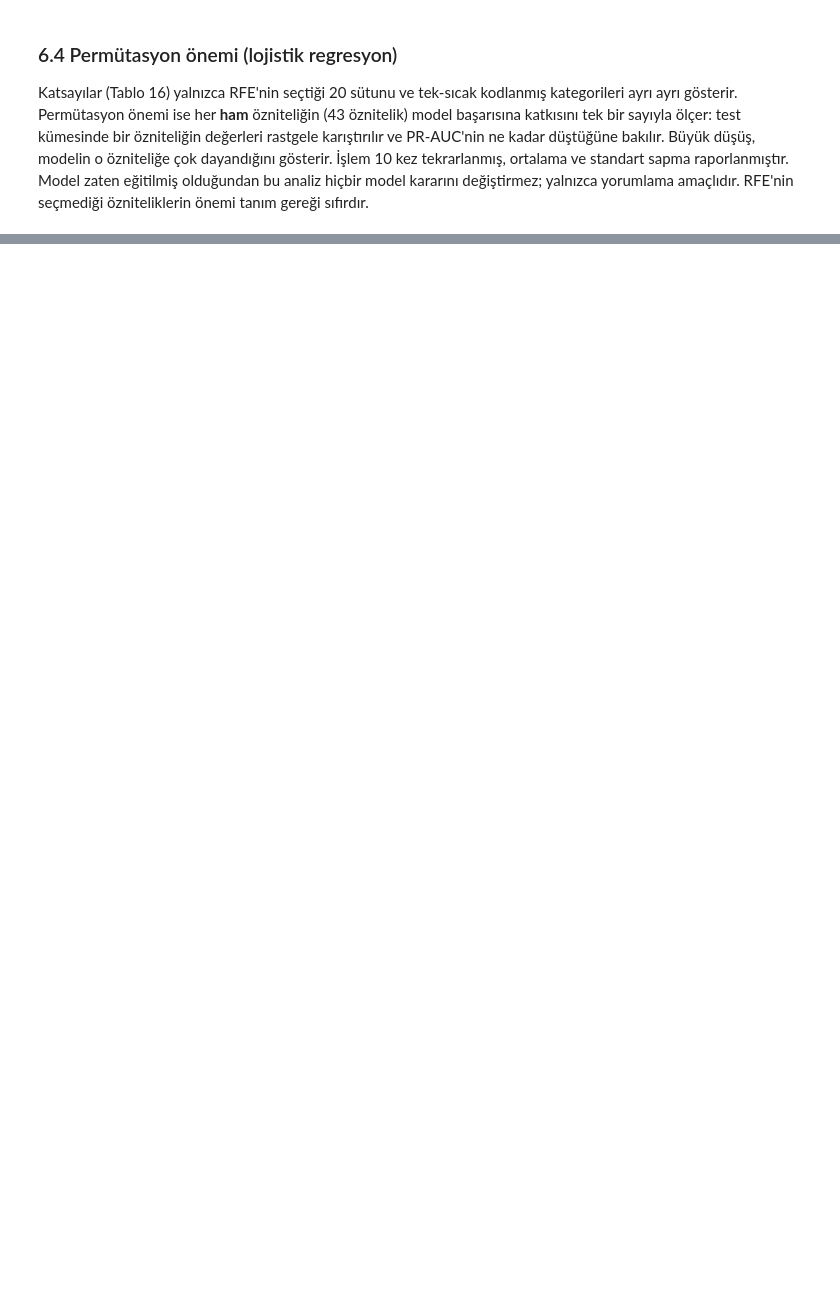
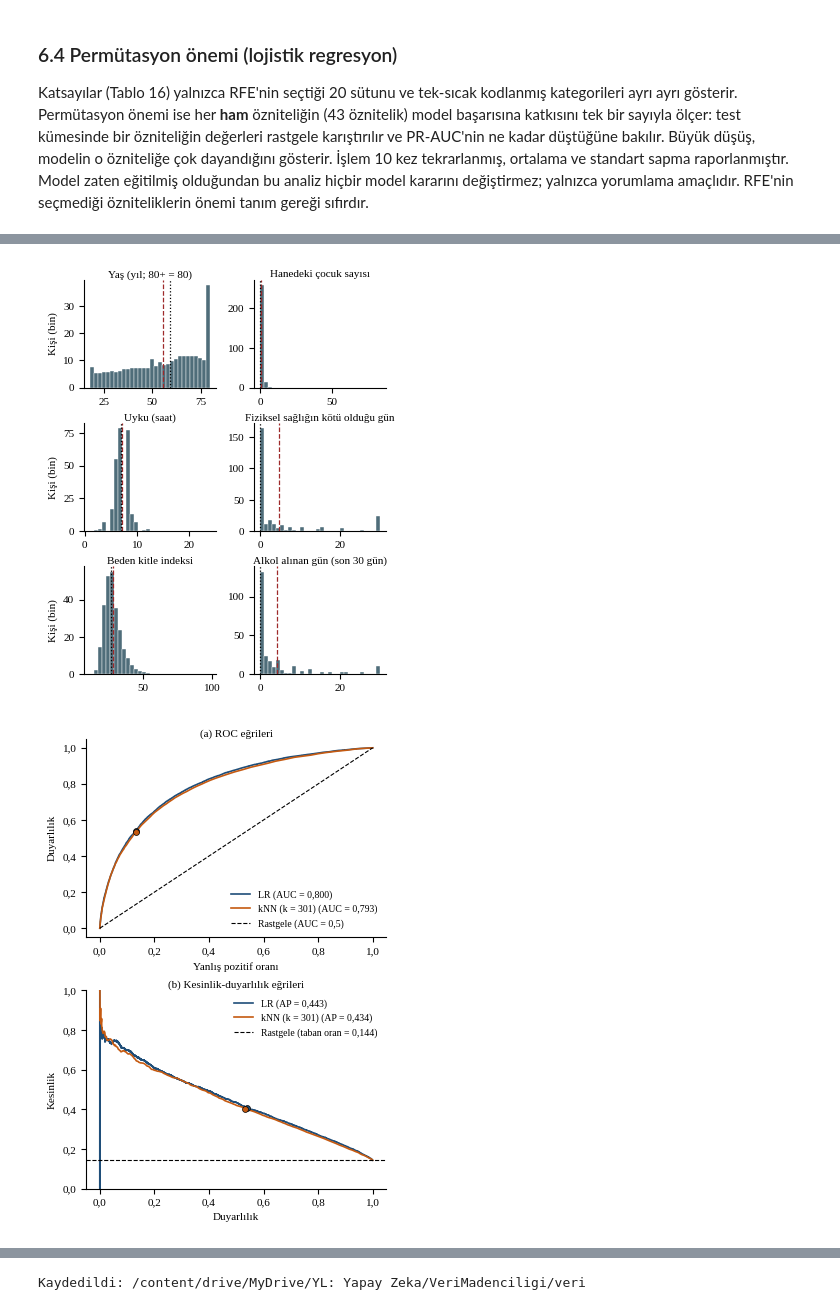
Before and after one commit to omeruslusoy/brfss-ruhsal-sikinti, a Jupyter notebook: 02_modelleme.ipynb, the cells around one changed output, grey strips where cells are left out. Drawn from its saved outputs; the diff is of its cells as text; code cells hidden in the pictures; blank space fills up the shorter version.

```diff
--- a/02_modelleme.ipynb
+++ b/02_modelleme.ipynb
@@ -742,0 +764,75 @@ Tablo 18. Lojistik regresyon – permütasyon önemi (test kümesi, PR-AUC düş
+# %%
+# 8. Rapor şekilleri (IEEE sütun genişliği, 8 pt yazı, ondalık virgül)
+# Bu hücre yeni hesap yapmaz; yukarıdaki sonuçları rapor boyutunda çizer ve Drive'a kaydeder.
+!apt-get -qq install -y fonts-liberation > /dev/null 2>&1
+import matplotlib as mpl, matplotlib.font_manager as fm
+from matplotlib.ticker import FuncFormatter
+from sklearn.metrics import roc_curve, precision_recall_curve, roc_auc_score, average_precision_score
+for f in glob.glob('/usr/share/fonts/truetype/liberation/LiberationSerif-*.ttf'):
+    fm.fontManager.addfont(f)
+mpl.rcParams.update({'font.family': 'serif', 'font.serif': ['Liberation Serif', 'DejaVu Serif'],
+                     'font.size': 8, 'axes.titlesize': 8, 'axes.labelsize': 8, 'xtick.labelsize': 8,
+                     'ytick.labelsize': 8, 'legend.fontsize': 7, 'axes.spines.top': False,
+                     'axes.spines.right': False})
+virgul = lambda b: FuncFormatter(lambda x, _: f'{x:.{b}f}'.replace('.', ','))
+v = lambda x, b: f'{x:.{b}f}'.replace('.', ',')
+
+# Rapor Şekil 2: sayısal değişkenlerin dağılımı (eğitim kümesi, ham değerler)
+DAG = [('_AGE80', 'Yaş (yıl; 80+ = 80)'), ('CHILDREN', 'Hanedeki çocuk sayısı'),
+       ('SLEPTIM1', 'Uyku (saat)'), ('PHYSHLTH', 'Fiziksel sağlığın kötü olduğu gün'),
+       ('_BMI5', 'Beden kitle indeksi'), ('ALKOL_GUN', 'Alkol alınan gün (son 30 gün)')]
+fig, eksen = plt.subplots(3, 2, figsize=(3.45, 4.3))
+for ax, (s, ad) in zip(eksen.ravel(), DAG):
+    x = egitim[s].dropna()
+    ax.hist(x, bins=30, color='#4F6D7A', edgecolor='white', linewidth=0.3)
+    ax.axvline(x.mean(), color='#9E2A2B', ls='--', lw=0.9)
+    ax.axvline(x.median(), color='black', ls=':', lw=0.9)
+    ax.set_title(ad, pad=2)
+    ax.yaxis.set_major_formatter(FuncFormatter(lambda y, _: f'{y/1000:.0f}'))
+    print(f'{ad}: ortalama {v(x.mean(), 1)}, medyan {v(x.median(), 1)}, çarpıklık {v(x.skew(), 2)}')
+for ax in eksen[:, 0]:
+    ax.set_ylabel('Kişi (bin)')
+plt.tight_layout(pad=0.3, h_pad=0.6, w_pad=0.6)
+plt.savefig(klasor + '/rapor_sekil2_dagilim.png', dpi=400)
+plt.show()
+
+# Rapor Şekil 3: (a) ROC ve (b) kesinlik-duyarlılık eğrileri, seçilen eşikler nokta ile
+taban = y_test.mean()
+fig, (a1, a2) = plt.subplots(2, 1, figsize=(3.45, 5.0))
+for ad, p, esik, renk in [('LR', p_lr, lr_esik, '#1F4E79'), (f'kNN (k = {EN_IYI_K})', p_knn, knn_esik, '#C55A11')]:
+    fpr, tpr, _ = roc_curve(y_test, p)
+    a1.plot(fpr, tpr, color=renk, lw=1.2, label=f'{ad} (AUC = {v(roc_auc_score(y_test, p), 3)})')
+    k, d, _ = precision_recall_curve(y_test, p)
+    a2.plot(d, k, color=renk, lw=1.2, label=f'{ad} (AP = {v(average_precision_score(y_test, p), 3)})')
+    t = p >= esik
+    a1.scatter(t[y_test == 0].mean(), t[y_test == 1].mean(), color=renk, s=18, zorder=3, edgecolor='black', lw=0.5)
+    a2.scatter(t[y_test == 1].mean(), y_test[t].mean(), color=renk, s=18, zorder=3, edgecolor='black', lw=0.5)
+a1.plot([0, 1], [0, 1], 'k--', lw=0.8, label='Rastgele (AUC = 0,5)')
+a2.axhline(taban, color='k', ls='--', lw=0.8, label=f'Rastgele (taban oran = {v(taban, 3)})')
+a1.set_xlabel('Yanlış pozitif oranı'); a1.set_ylabel('Duyarlılık')
+a2.set_xlabel('Duyarlılık'); a2.set_ylabel('Kesinlik'); a2.set_ylim(0, 1)
+a1.set_title('(a) ROC eğrileri', pad=2); a2.set_title('(b) Kesinlik-duyarlılık eğrileri', pad=2)
+for ax in (a1, a2):
+    ax.xaxis.set_major_formatter(virgul(1)); ax.yaxis.set_major_formatter(virgul(1))
+a1.legend(loc='lower right', frameon=False); a2.legend(loc='upper right', frameon=False)
+plt.tight_layout(pad=0.3, h_pad=0.8)
+plt.savefig(klasor + '/rapor_sekil3_roc_pr.png', dpi=400)
+plt.show()
+
+# Rapor Şekil 4: permütasyon önemi, en önemli 10 öznitelik
+ADLAR = {'PHYSHLTH': 'Fiziksel sağlığın kötü olduğu gün', 'GENHLTH': 'Genel sağlık algısı', '_AGE80': 'Yaş',
+         'UYKU_SAPMA': 'İdeal uykudan sapma', 'MEDCOST1': 'Maliyet nedeniyle hekime\nbaşvuramama',
+         'SEXVAR': 'Cinsiyet', '_CURECI3': 'E-sigara kullanımı', 'EMPLOY1': 'Çalışma durumu',
+         'MARITAL': 'Medeni durum', '_RFDRHV9': 'Yoğun alkol kullanımı', 'DEAF': 'İşitme güçlüğü',
+         '_HLTHPL2': 'Sağlık sigortası', 'DIFFDRES': 'Giyinme/yıkanma güçlüğü', 'BOLGE': 'Bölge',
+         'DIABETE4': 'Diyabet', '_RACEGR3': 'Irk/etnisite'}
+ilk = tablo18.head(10).iloc[::-1]
+fig, ax = plt.subplots(figsize=(3.45, 2.7))
+ax.barh([ADLAR.get(s, s) for s in ilk['öznitelik']], ilk['önem (PR-AUC düşüşü)'], xerr=ilk['ss'],
+        color='#4F6D7A', error_kw={'lw': 0.8, 'capsize': 1.5})
+ax.set_xlabel('PR-AUC düşüşü'); ax.xaxis.set_major_formatter(virgul(2))
+plt.tight_layout(pad=0.3)
+plt.savefig(klasor + '/rapor_sekil4_permutasyon.png', dpi=400)
+plt.show()
+print('Kaydedildi:', klasor)
+# %% [output]
@@ -742,0 +845,2 @@ Tablo 18. Lojistik regresyon – permütasyon önemi (test kümesi, PR-AUC düş
+[figure, added]
+[figure, added]
@@ -743 +848,2 @@ Tablo 18. Lojistik regresyon – permütasyon önemi (test kümesi, PR-AUC düş
+Kaydedildi: /content/drive/MyDrive/YL: Yapay Zeka/VeriMadenciligi/veri
 # %% [markdown]
```
Also changed, not shown: parts of 21 cells of this notebook.
